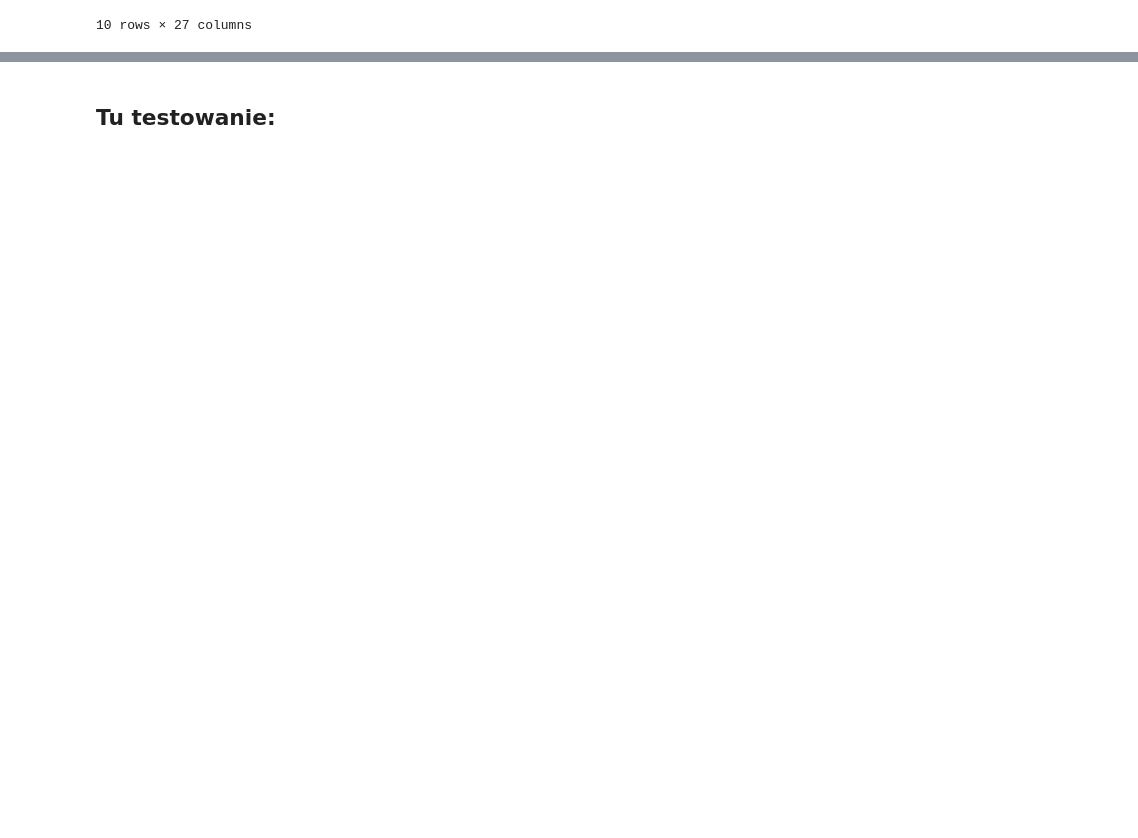
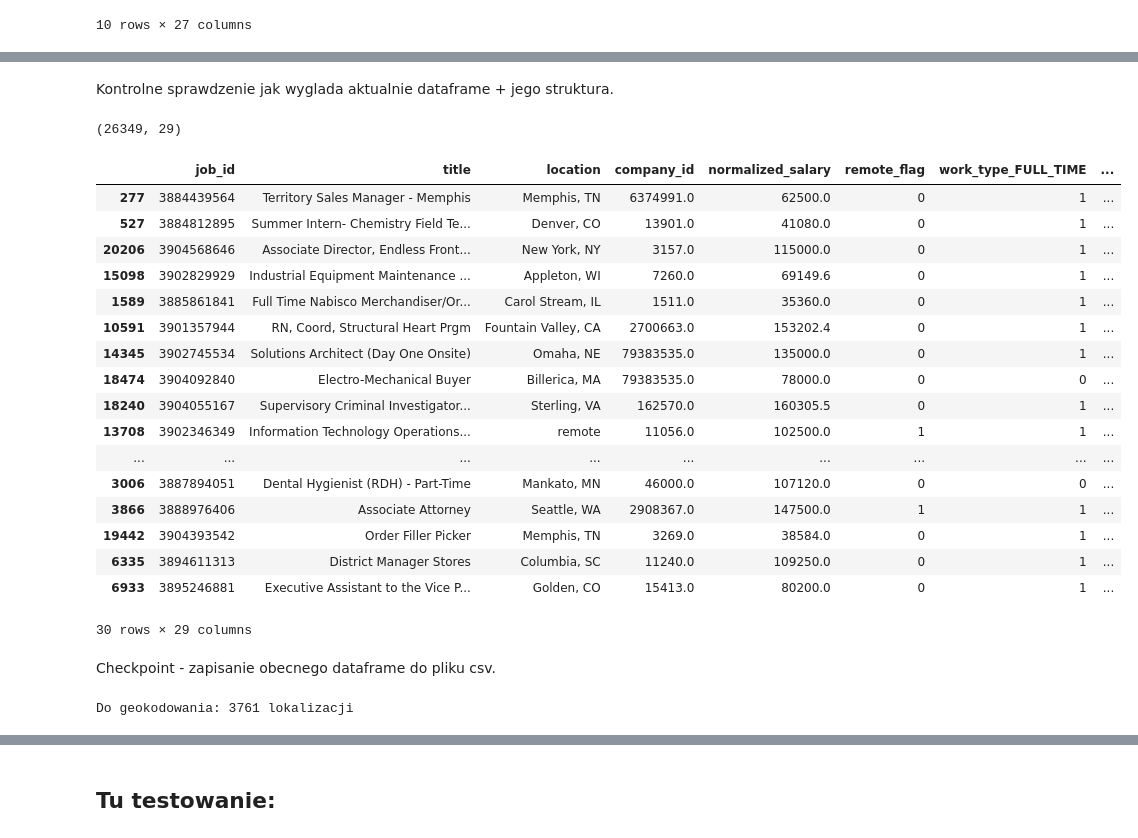
Before and after one commit to oliwiaaa333/BoAI-Project, a Jupyter notebook: data_cleaning.ipynb, the cells around one changed output, grey strips where cells are left out. Saved outputs shown, nothing was run; the diff lists cells and outputs as text; code cells hidden in the pictures; blank space fills up the shorter version.

```diff
--- a/data_cleaning.ipynb
+++ b/data_cleaning.ipynb
@@ -819,0 +950,16 @@ postings_final.sample(10, random_state=42)
+# %%
+# Odwracamy słownik
+keyword_category_map = {
+    keyword: category
+    for category, keywords in category_to_keywords.items()
+    for keyword in keywords
+}
+# %%
+def map_title_to_category(title):
+    title_lower = title.lower()
+    for keyword, category in keyword_category_map.items():
+        if keyword in title_lower:
+            return category
+    return 'other'  # jeśli nie znajdzie nic dopasowanego
+# %%
+postings_filtered['category'] = postings_filtered['title'].apply(map_title_to_category)
@@ -819,0 +1015,3 @@ postings_final.sample(10, random_state=42)
+# %%
+# Usuwamy rekordy z kategorią 'other'
+postings_filtered = postings_filtered[postings_filtered['category'] != 'other']
@@ -819,0 +1033,29 @@ postings_final.sample(10, random_state=42)
+# %% [markdown]
+Kontrolne sprawdzenie jak wyglada aktualnie dataframe + jego struktura.
+# %%
+postings_filtered.shape
+# %% [output]
+(26349, 29)
+# %%
+postings_filtered.sample(30)
+# %% [output]
+|  | job_id | title | location | company_id | normalized_salary | remote_flag | work_type_FULL_TIME | ... |
+| 277 | 3884439564 | Territory Sales Manager - Memphis | Memphis, TN | 6374991.0 | 62500.0 | 0 | 1 | ... |
+| 527 | 3884812895 | Summer Intern- Chemistry Field Te... | Denver, CO | 13901.0 | 41080.0 | 0 | 1 | ... |
+| 20206 | 3904568646 | Associate Director, Endless Front... | New York, NY | 3157.0 | 115000.0 | 0 | 1 | ... |
+| 15098 | 3902829929 | Industrial Equipment Maintenance ... | Appleton, WI | 7260.0 | 69149.6 | 0 | 1 | ... |
+| 1589 | 3885861841 | Full Time Nabisco Merchandiser/Or... | Carol Stream, IL | 1511.0 | 35360.0 | 0 | 1 | ... |
+| 10591 | 3901357944 | RN, Coord, Structural Heart Prgm | Fountain Valley, CA | 2700663.0 | 153202.4 | 0 | 1 | ... |
+| 14345 | 3902745534 | Solutions Architect (Day One Onsite) | Omaha, NE | 79383535.0 | 135000.0 | 0 | 1 | ... |
+| 18474 | 3904092840 | Electro-Mechanical Buyer | Billerica, MA | 79383535.0 | 78000.0 | 0 | 0 | ... |
+| 18240 | 3904055167 | Supervisory Criminal Investigator... | Sterling, VA | 162570.0 | 160305.5 | 0 | 1 | ... |
+| 13708 | 3902346349 | Information Technology Operations... | remote | 11056.0 | 102500.0 | 1 | 1 | ... |
+| ... | ... | ... | ... | ... | ... | ... | ... | ... |
+| 3006 | 3887894051 | Dental Hygienist (RDH) - Part-Time | Mankato, MN | 46000.0 | 107120.0 | 0 | 0 | ... |
+| 3866 | 3888976406 | Associate Attorney | Seattle, WA | 2908367.0 | 147500.0 | 1 | 1 | ... |
+| 19442 | 3904393542 | Order Filler Picker | Memphis, TN | 3269.0 | 38584.0 | 0 | 1 | ... |
+| 6335 | 3894611313 | District Manager Stores | Columbia, SC | 11240.0 | 109250.0 | 0 | 1 | ... |
+| 6933 | 3895246881 | Executive Assistant to the Vice P... | Golden, CO | 15413.0 | 80200.0 | 0 | 1 | ... |
+30 rows × 29 columns
+# %% [markdown]
+Checkpoint - zapisanie obecnego dataframe do pliku csv.
@@ -819,0 +1064,13 @@ postings_final.sample(10, random_state=42)
+# %%
+# Wczytanie danych
+df = pd.read_csv("postings_ready_for_geo.csv")
+
+# Wyciągnięcie unikalnych lokalizacji
+location_df = pd.DataFrame(df['location'].dropna().unique(), columns=['location'])
+
+# Usuwamy "remote"
+location_df = location_df[location_df['location'].str.lower() != 'remote'].reset_index(drop=True)
+
+print(f"Do geokodowania: {len(location_df)} lokalizacji")
+# %% [output]
+Do geokodowania: 3761 lokalizacji
```
Also changed, not shown: parts of 82 cells of this notebook, 2 other files.
